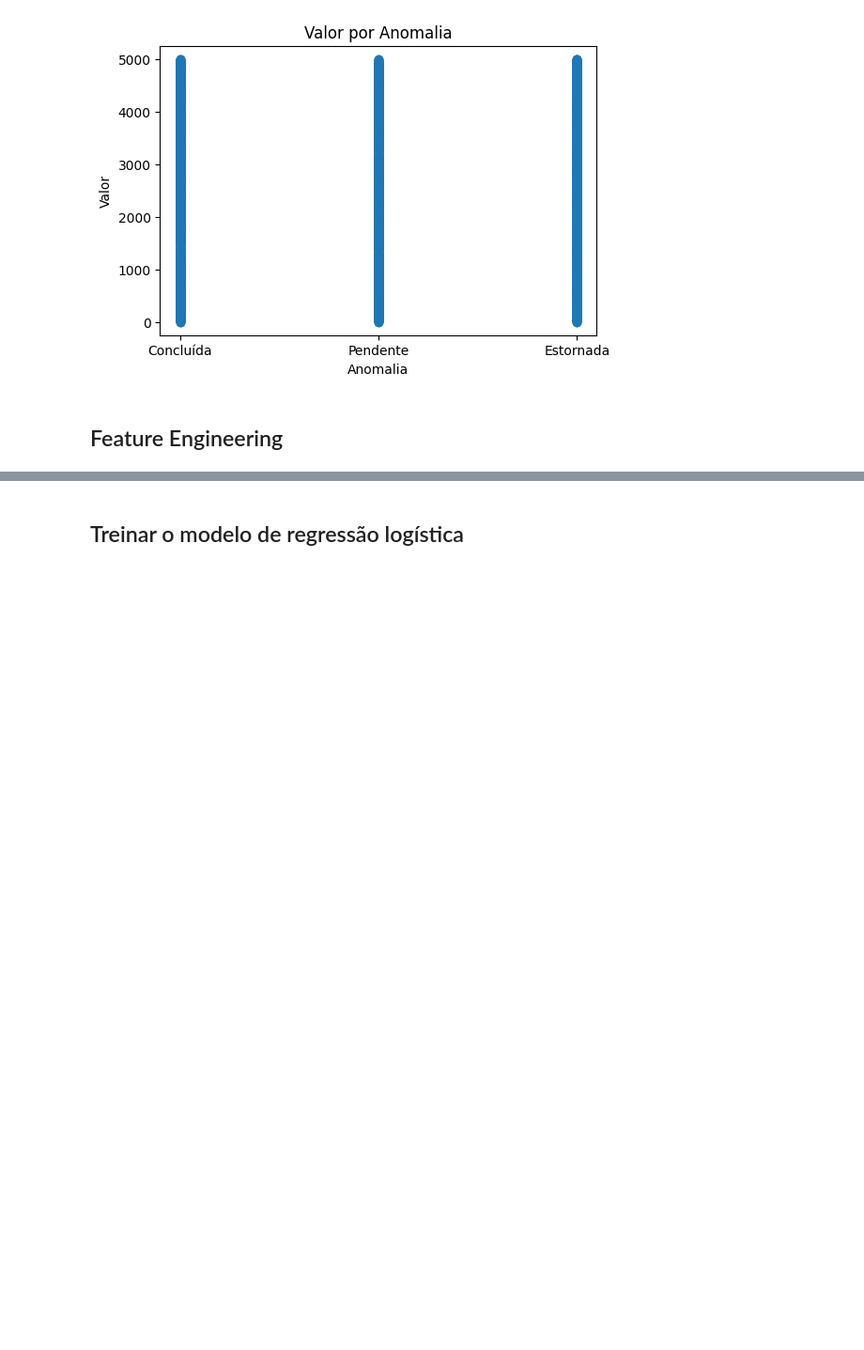
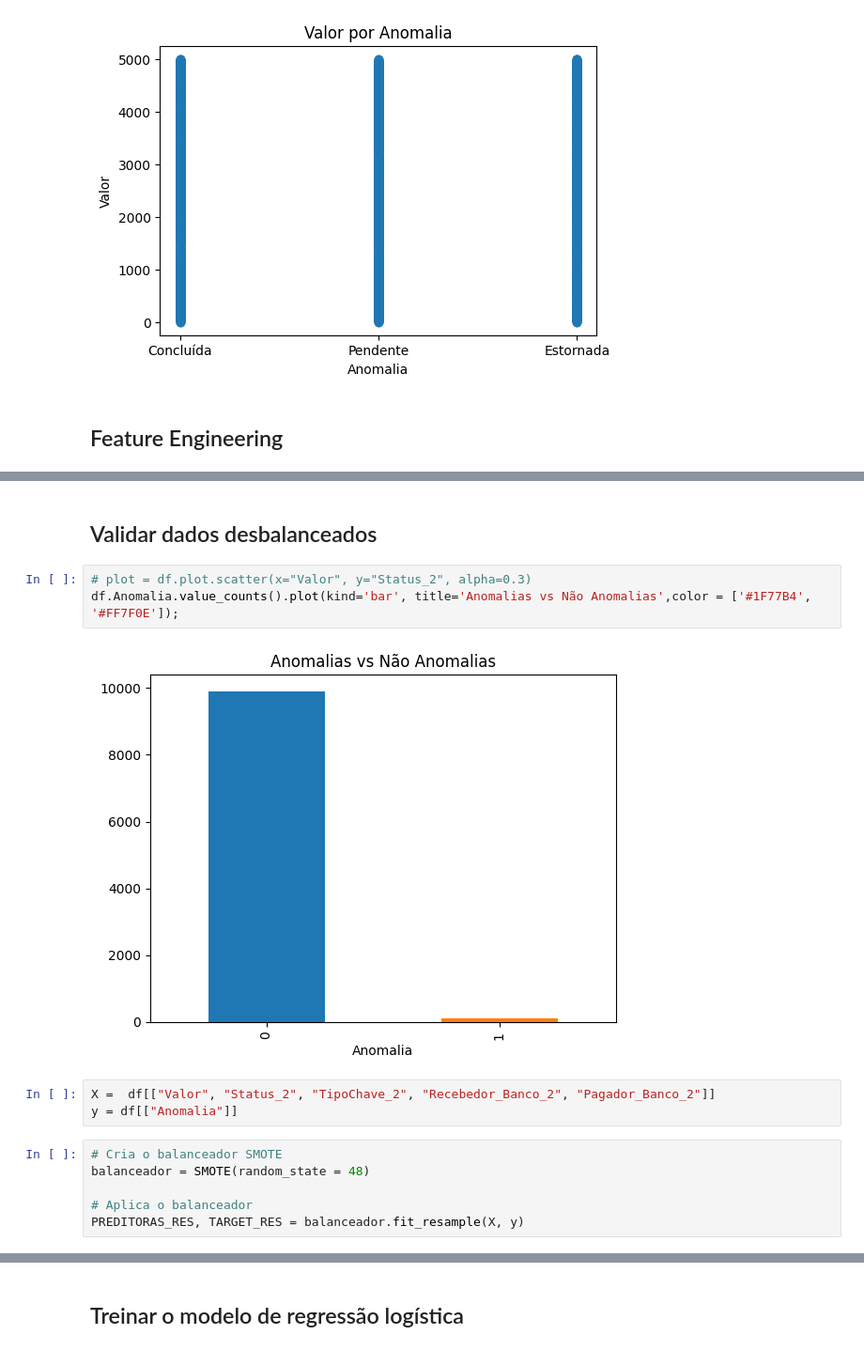
Before and after one commit to vitorribas0/estudos_ciencia_de_dados, a Jupyter notebook: classificacao/regressao_logitica.ipynb, the cells around one changed output, grey strips where cells are left out. Shown at 94% size. Cells and saved outputs as stored; diff of their text form; blank space fills up the shorter version.

```diff
--- a/classificacao/regressao_logitica.ipynb
+++ b/classificacao/regressao_logitica.ipynb
@@ -96,3 +116,19 @@ df.head()
 | 2 | c1d22287-d343-4c91-b03d-dbe9a69695b3 | 2025-06-27 15:58:56 | 1054.48 | BRL | Lorena Cunha | 444.922.709-96 | Banco Inter | Lívia Silveira | ... |
 | 3 | 254423a9-50b7-41b1-a099-e8cf6232bab4 | 2025-07-15 13:59:56 | 3564.76 | BRL | Sra. Luana Pinto | 468.153.904-62 | Banco Safra | Helena Pires | ... |
 | 4 | f1c5e3e7-bc62-4f18-91e3-c8f92aebdd59 | 2025-06-23 06:19:56 | 15.16 | BRL | João Miguel da Cunha | 83.407.726/0001-68 | Santander Brasil | Dr. Luiz Felipe Dias | ... |
+# %% [markdown]
+## Validar dados desbalanceados
+# %%
+# plot = df.plot.scatter(x="Valor", y="Status_2", alpha=0.3)
+df.Anomalia.value_counts().plot(kind='bar', title='Anomalias vs Não Anomalias',color = ['#1F77B4', '#FF7F0E']);
+# %% [output]
+[figure, added]
+# %%
+X =  df[["Valor", "Status_2", "TipoChave_2", "Recebedor_Banco_2", "Pagador_Banco_2"]]
+y = df[["Anomalia"]]
+# %%
+# Cria o balanceador SMOTE
+balanceador = SMOTE(random_state = 48)
+
+# Aplica o balanceador
+PREDITORAS_RES, TARGET_RES = balanceador.fit_resample(X, y)
```
Also changed, not shown: parts of 7 cells of this notebook, 2 other files.
